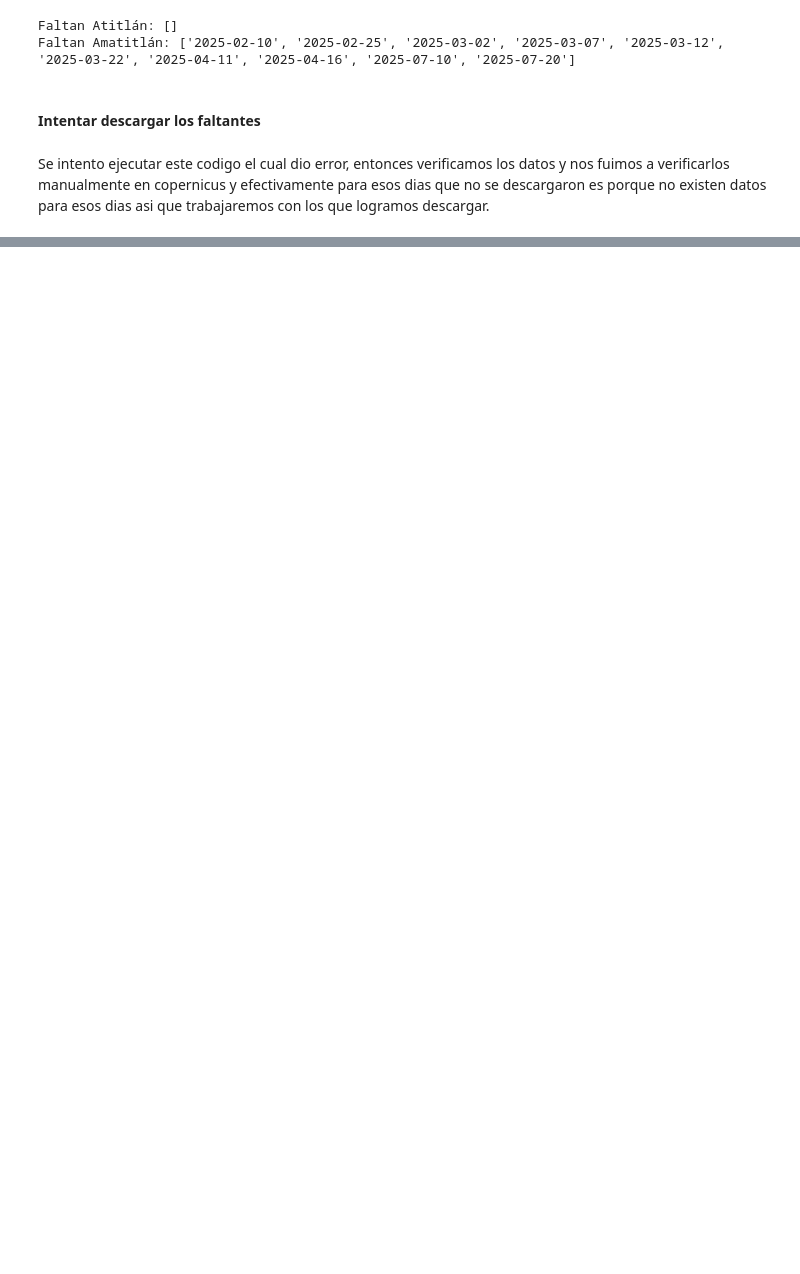
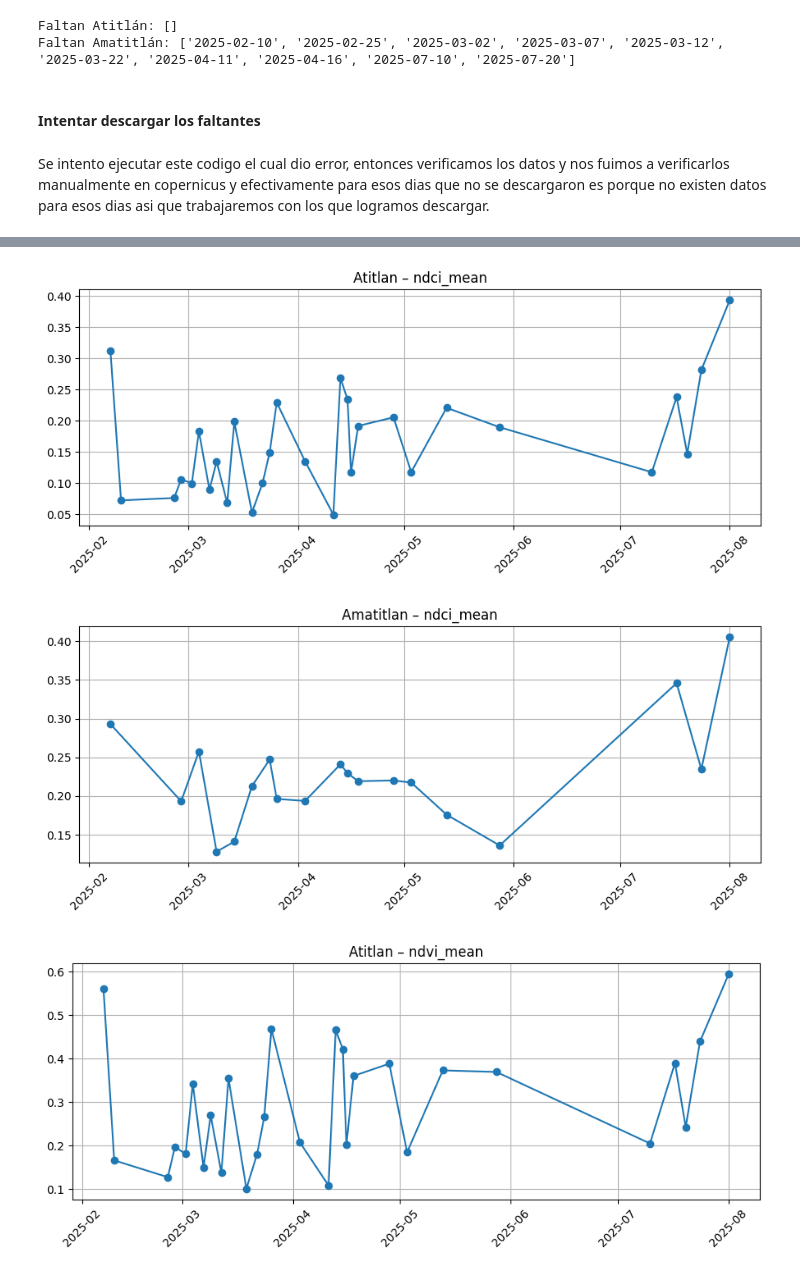
Before and after one commit to DiegoLinares11/Lab-4-Analisis-Geoespacial, a Jupyter notebook: geoespacial.ipynb, the cells around one changed output, grey strips where cells are left out. Cells and saved outputs as stored; diff of their text form; code cells hidden in the pictures; blank space fills up the shorter version.

```diff
--- a/geoespacial.ipynb
+++ b/geoespacial.ipynb
@@ -192,0 +160,8 @@ Se intento ejecutar este codigo el cual dio error, entonces verificamos los dato
+# %%
+# Unir y guardar series de cada lago
+ts_atitlan["lake"] = "atitlan"
+ts_amatitlan["lake"] = "amatitlan"
+ts = pd.concat([ts_atitlan, ts_amatitlan], ignore_index=True).sort_values(["lake","date"])
+os.makedirs("out", exist_ok=True)
+ts.to_csv("out/indices_timeseries.csv", index=False)
+ts.head()
@@ -192,0 +175,17 @@ Se intento ejecutar este codigo el cual dio error, entonces verificamos los dato
+# %%
+# Graficar series
+def plot_series(df, lake, var):
+    d = df[df["lake"]==lake].copy()
+    x = pd.to_datetime(d["date"])
+    plt.figure(figsize=(9,4))
+    plt.plot(x, d[var], marker='o')
+    plt.title(f"{lake.capitalize()} – {var}")
+    plt.grid(True); plt.xticks(rotation=45); plt.tight_layout(); plt.show()
+
+for var in ["ndci_mean","ndvi_mean","ndwi_mean"]:
+    plot_series(ts, "atitlan", var)
+    plot_series(ts, "amatitlan", var)
+# %% [output]
+[figure, added]
+[figure, added]
+[figure, added]
```
Also changed, not shown: parts of 18 cells of this notebook, 1 other file.
